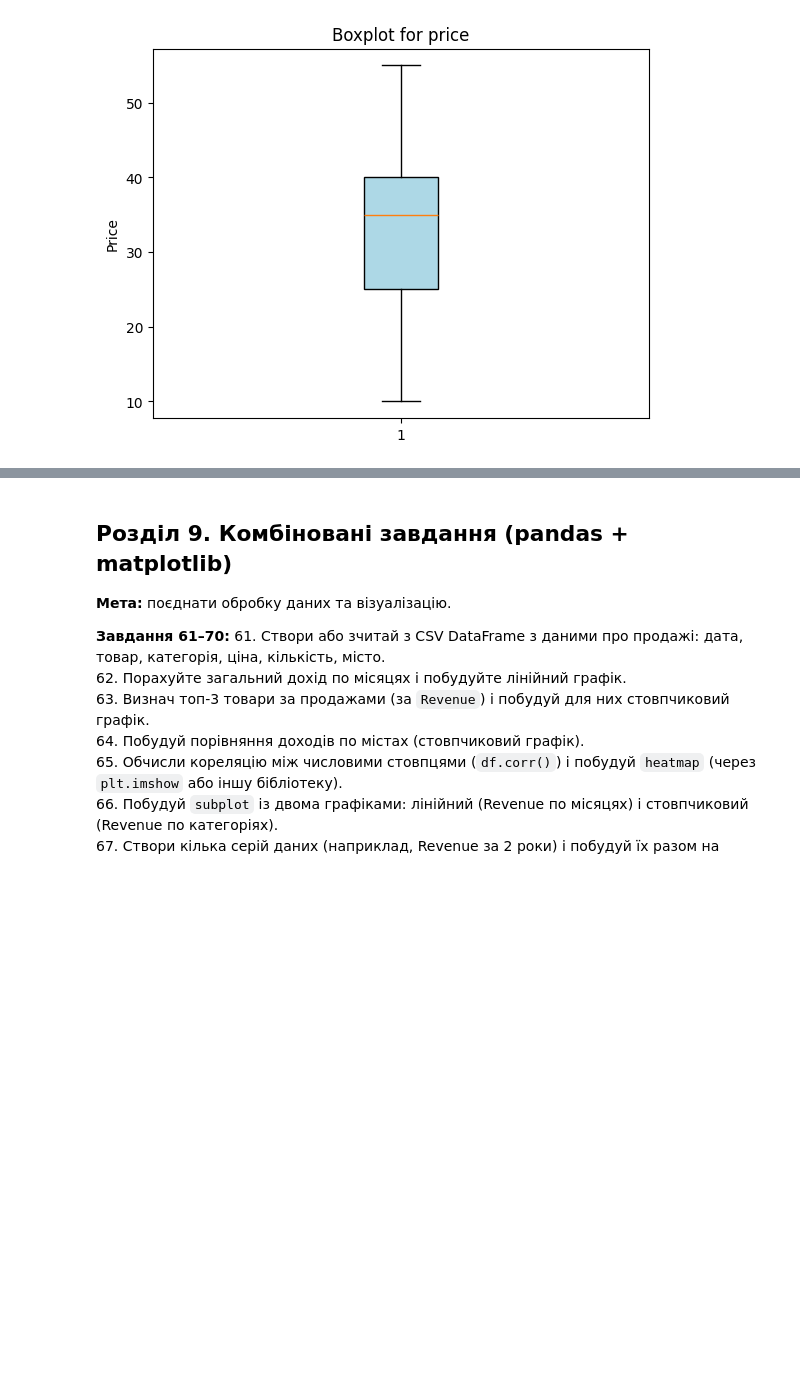
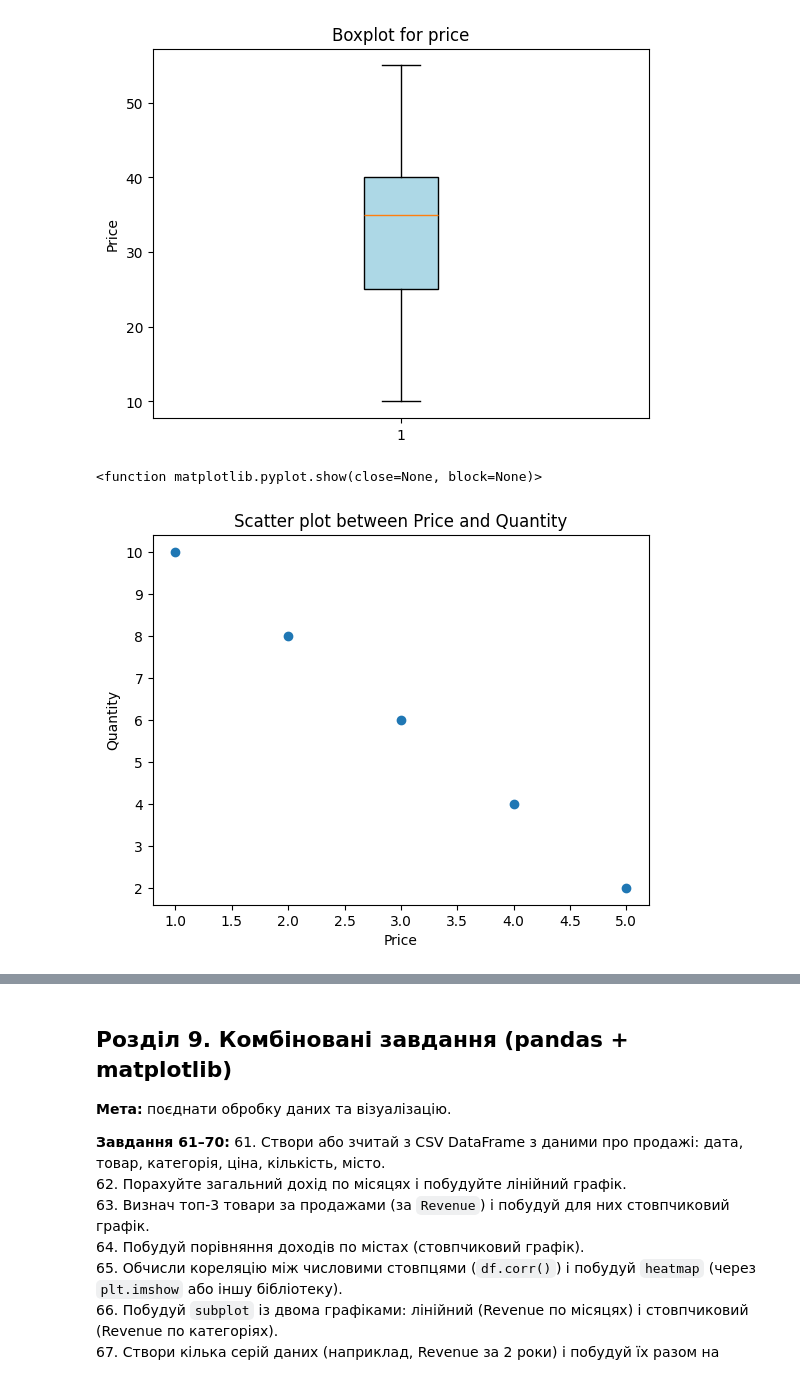
Before and after one commit to SvitChekan/test-task-Python-DTA, a Jupyter notebook: pandas_matplotlib_practice.ipynb, the cells around one changed output, grey strips where cells are left out. Drawn from its saved outputs; the diff is of its cells as text; code cells hidden in the pictures; blank space fills up the shorter version.

```diff
--- a/pandas_matplotlib_practice.ipynb
+++ b/pandas_matplotlib_practice.ipynb
@@ -1144,4 +1144,18 @@ plt.show
 [figure]
 # %%
 # 58 Побудуй scatter plot між "Price" і "Quantity"
+
+Price = [1, 2, 3, 4, 5]
+Quantity = [10, 8, 6, 4, 2]
+
+plt.scatter(Price, Quantity)
+
+plt.xlabel("Price")
+plt.ylabel("Quantity")
+plt.title("Scatter plot between Price and Quantity")
+
+plt.show
+# %% [output]
+<function matplotlib.pyplot.show(close=None, block=None)>
+[figure, added]
 # %%
```
Also changed, not shown: parts of 25 cells of this notebook, 1 other file.
